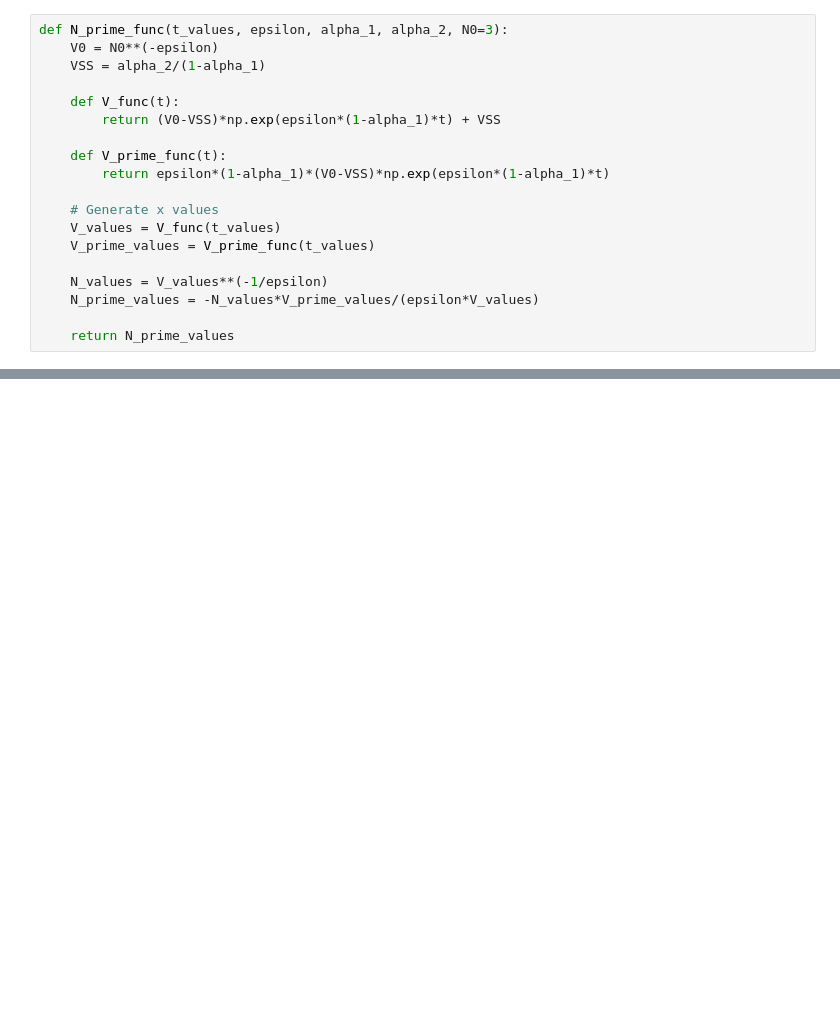
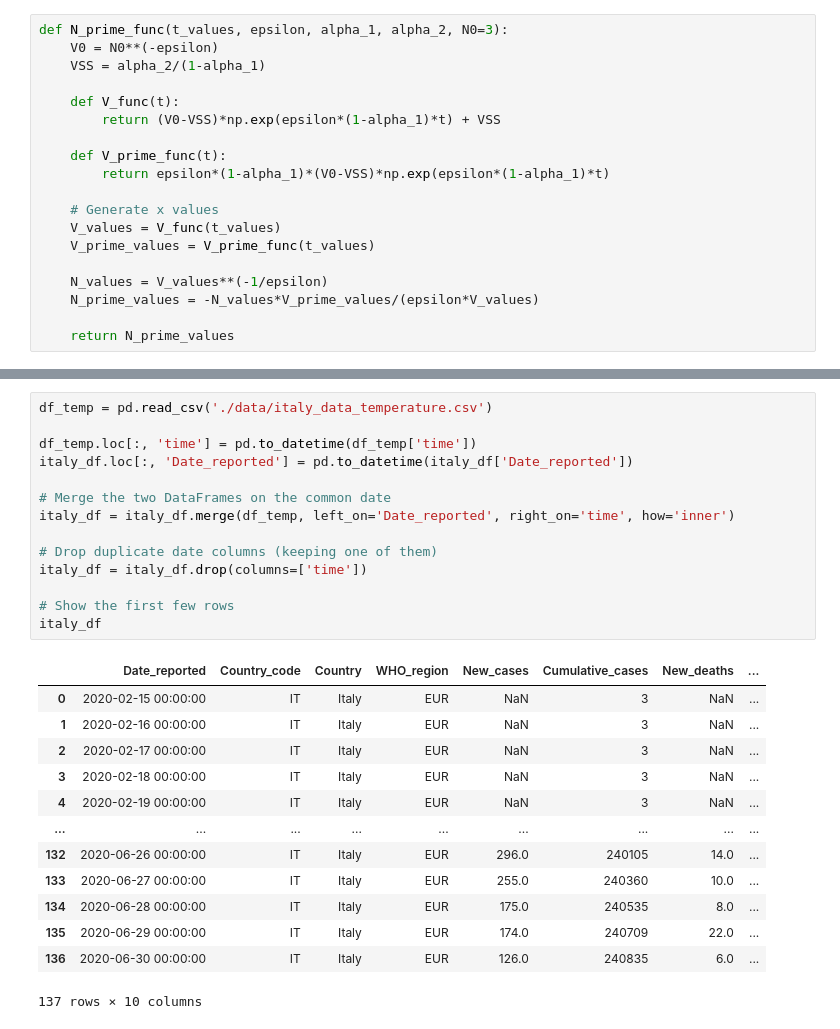
Before and after one commit to Naarsk/Economics, a Jupyter notebook: Econometrics/Coronavirus/coronav.ipynb, the cells around one changed output, grey strips where cells are left out. Saved outputs shown, nothing was run; the diff lists cells and outputs as text; blank space fills up the shorter version.

```diff
--- a/Econometrics/Coronavirus/coronav.ipynb
+++ b/Econometrics/Coronavirus/coronav.ipynb
@@ -214,0 +351,28 @@ plt.show()
+# %%
+df_temp = pd.read_csv('./data/italy_data_temperature.csv')
+
+df_temp.loc[:, 'time'] = pd.to_datetime(df_temp['time'])
+italy_df.loc[:, 'Date_reported'] = pd.to_datetime(italy_df['Date_reported'])
+
+# Merge the two DataFrames on the common date
+italy_df = italy_df.merge(df_temp, left_on='Date_reported', right_on='time', how='inner')
+
+# Drop duplicate date columns (keeping one of them)
+italy_df = italy_df.drop(columns=['time'])
+
+# Show the first few rows
+italy_df
+# %% [output]
+|  | Date_reported | Country_code | Country | WHO_region | New_cases | Cumulative_cases | New_deaths | ... |
+| 0 | 2020-02-15 00:00:00 | IT | Italy | EUR | NaN | 3 | NaN | ... |
+| 1 | 2020-02-16 00:00:00 | IT | Italy | EUR | NaN | 3 | NaN | ... |
+| 2 | 2020-02-17 00:00:00 | IT | Italy | EUR | NaN | 3 | NaN | ... |
+| 3 | 2020-02-18 00:00:00 | IT | Italy | EUR | NaN | 3 | NaN | ... |
+| 4 | 2020-02-19 00:00:00 | IT | Italy | EUR | NaN | 3 | NaN | ... |
+| ... | ... | ... | ... | ... | ... | ... | ... | ... |
+| 132 | 2020-06-26 00:00:00 | IT | Italy | EUR | 296.0 | 240105 | 14.0 | ... |
+| 133 | 2020-06-27 00:00:00 | IT | Italy | EUR | 255.0 | 240360 | 10.0 | ... |
+| 134 | 2020-06-28 00:00:00 | IT | Italy | EUR | 175.0 | 240535 | 8.0 | ... |
+| 135 | 2020-06-29 00:00:00 | IT | Italy | EUR | 174.0 | 240709 | 22.0 | ... |
+| 136 | 2020-06-30 00:00:00 | IT | Italy | EUR | 126.0 | 240835 | 6.0 | ... |
+137 rows × 10 columns
```
Also changed, not shown: parts of 24 cells of this notebook, 25 other files.
